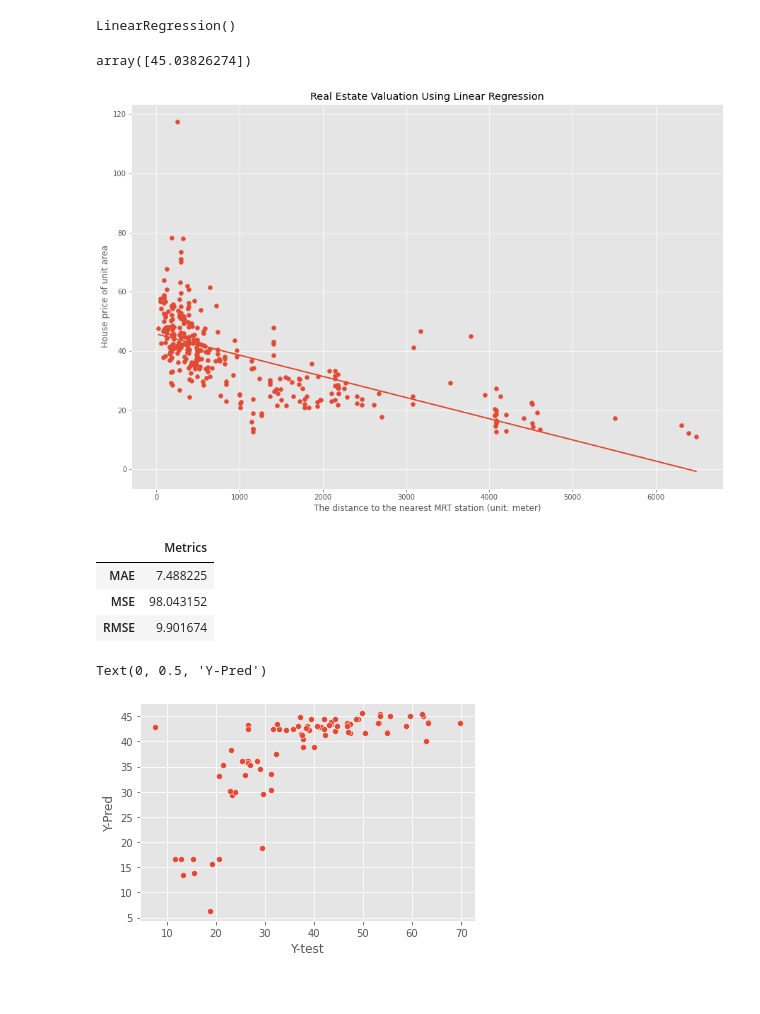
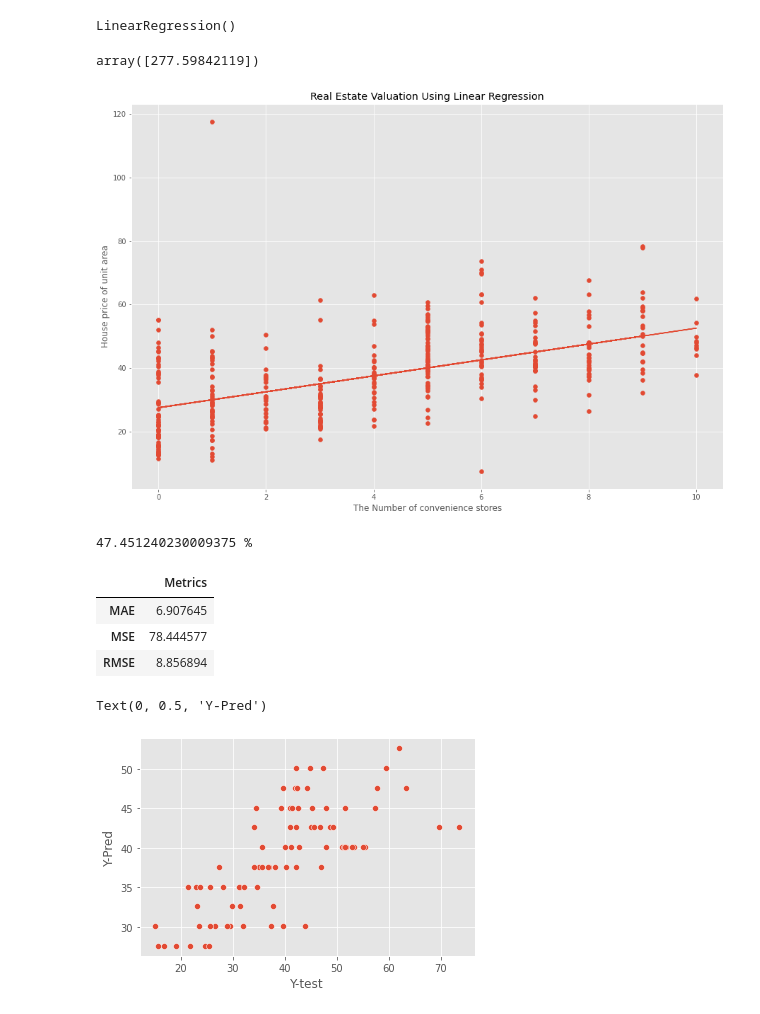
Before and after one commit to 1rahulvijay/Predicting_house_price_linear_regression-, a Jupyter notebook: real_state_valuation.ipynb, the cells around one changed output. Cells and saved outputs as stored; diff of their text form; code cells hidden in the pictures.

```diff
--- a/real_state_valuation.ipynb
+++ b/real_state_valuation.ipynb
@@ -147,3 +181,3 @@ plt.show()
 # %%
-X = np.array(data['distance to the nearest MRT station']).reshape(-1,1)
+X = np.array(data['number of convenience stores']).reshape(-1,1)
 y = np.array(data['house price of unit area']).reshape(-1,1)
@@ -160,7 +186,7 @@ len(X), len(y)
 # %% [output]
 (414, 414)
 # %%
-X_train, X_test, y_train, y_test = train_test_split(X, y, test_size=0.2, random_state=99)
+X_train, X_test, y_train, y_test = train_test_split(X, y, test_size=0.20, random_state=100)
 
 y_train = y_train.reshape(len(y_train),)
 y_test = y_test.reshape(len(y_test),)
@@ -171,7 +197,7 @@ X_train.shape, X_test.shape, y_train.shape, y_test.shape
 # %%
 from sklearn.linear_model import LinearRegression
 from sklearn import metrics
-regr = LinearRegression()
+regr = LinearRegression(fit_intercept=True)
 # %%
 regr.fit(X_train, y_train)
 # %% [output]
@@ -179,19 +205,23 @@ LinearRegression()
 # %%
 regr.predict([[100]])
 # %% [output]
-array([45.03826274])
+array([277.59842119])
 # %%
 plt.figure(figsize = (15, 10))
-plt.scatter(X_train, y_train)
-plt.plot(X_train, regr.predict(X_train))
+plt.scatter(X, y)
+plt.plot(X_test, regr.predict(X_test))
 plt.title('Real Estate Valuation Using Linear Regression')
-plt.xlabel('The distance to the nearest MRT station (unit: meter)')
+plt.xlabel('The Number of convenience stores')
 plt.ylabel('House price of unit area')
 plt.show()
 # %% [output]
-[figure, old version]
+[figure, new version]
 # %%
 y_pred = regr.predict(X_test)
+# %%
+print(regr.score(X_test, y_test) *100, '%')
+# %% [output]
+47.451240230009375 %
 # %%
 MAE = metrics.mean_absolute_error(y_test, y_pred)
 MSE = metrics.mean_squared_error(y_test,y_pred)
@@ -200,9 +230,9 @@ RMSE = np.sqrt(MSE)
 pd.DataFrame([MAE,MSE,RMSE],index=['MAE', 'MSE', 'RMSE'], columns=['Metrics'])
 # %% [output]
 |  | Metrics |
-| MAE | 7.488225 |
-| MSE | 98.043152 |
-| RMSE | 9.901674 |
+| MAE | 6.907645 |
+| MSE | 78.444577 |
+| RMSE | 8.856894 |
 # %%
 test_residuals = y_test - y_pred
 # %%
@@ -211,7 +241,7 @@ plt.xlabel('Y-test')
 plt.ylabel('Y-Pred')
 # %% [output]
 Text(0, 0.5, 'Y-Pred')
-[figure, old version]
+[figure, new version]
 # %%
 sns.displot(test_residuals, bins=10, kde=True, edgecolor='white', linewidth=5)
 # %% [output]
```
Also changed, not shown: parts of 22 cells of this notebook.
